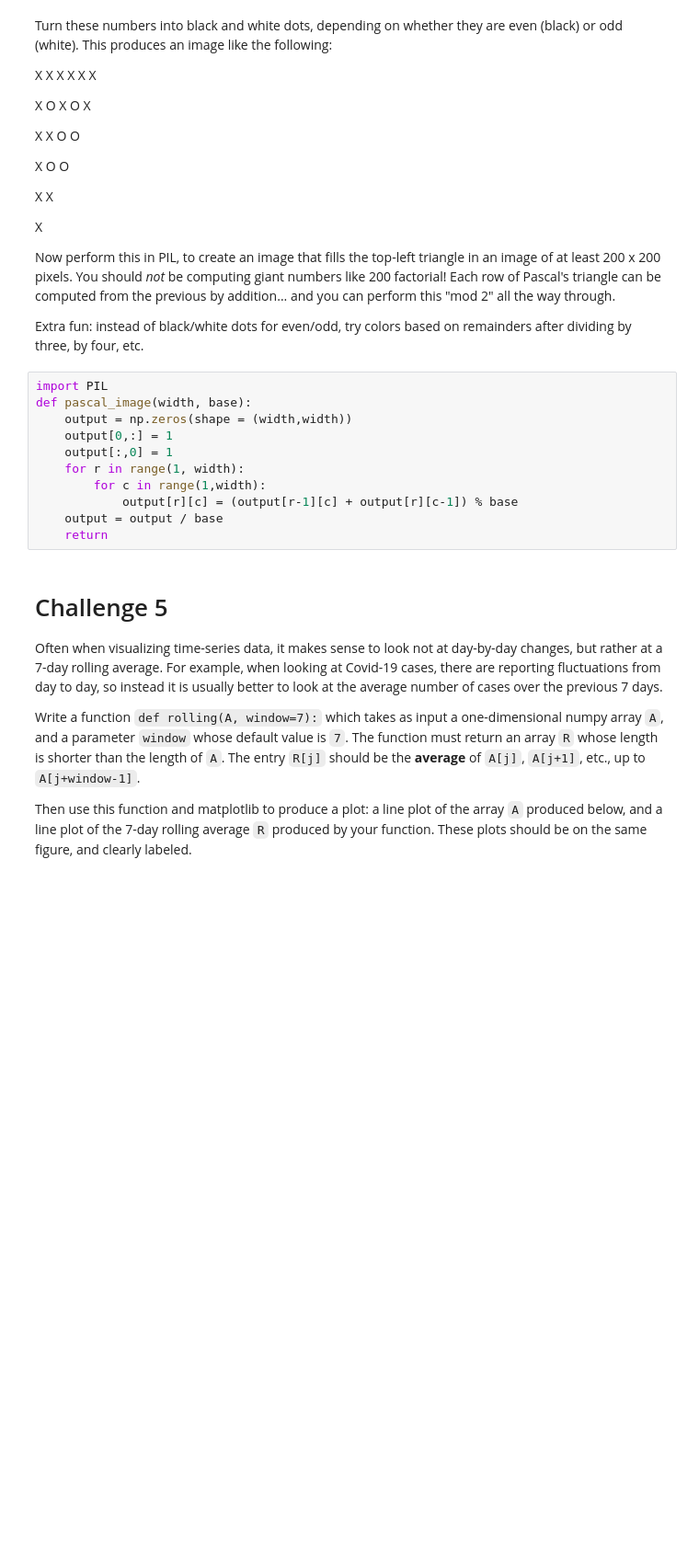
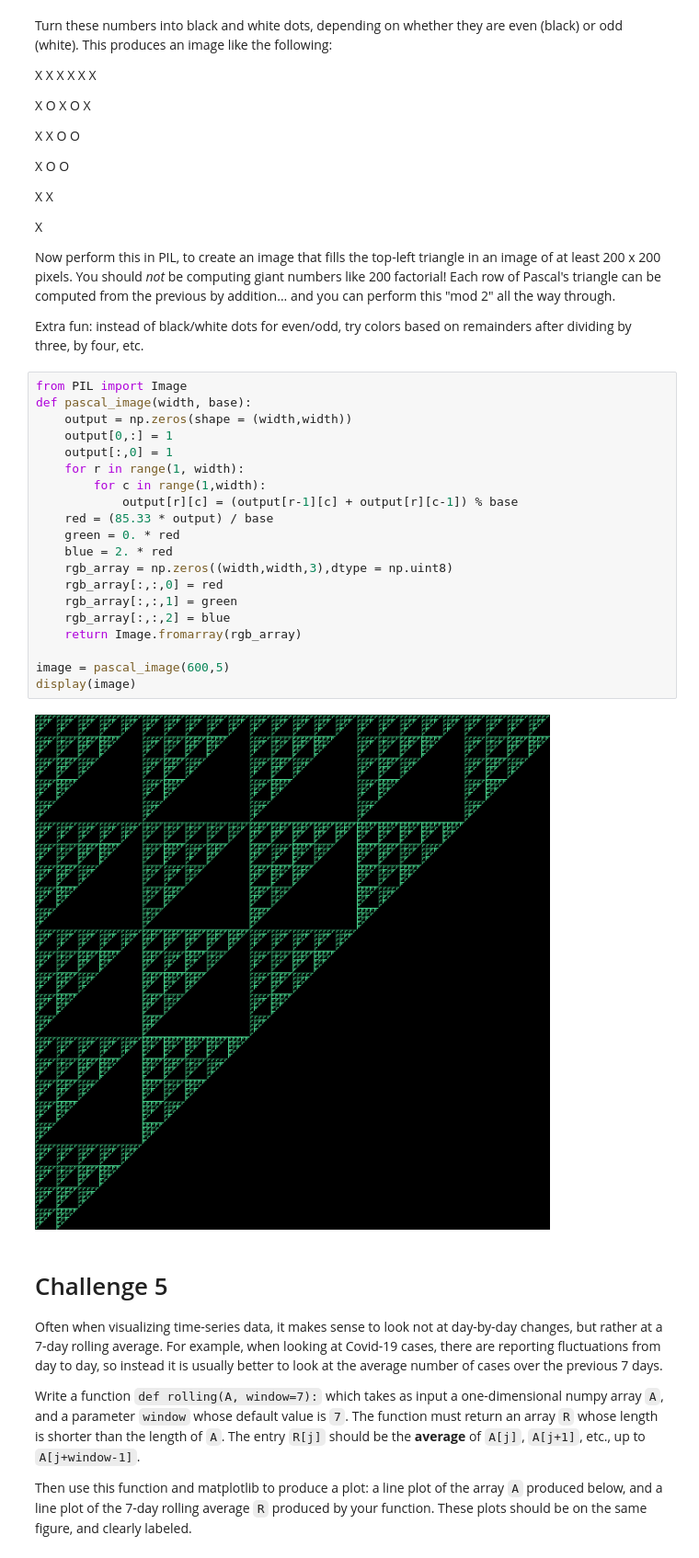
Before and after one commit to jdvallad/Math-152, a Jupyter notebook: P4M_Notebook_5.ipynb, the cells around one changed output. Shown at 92% size. Cells and saved outputs as stored; diff of their text form; blank space fills up the shorter version.

```diff
--- a/P4M_Notebook_5.ipynb
+++ b/P4M_Notebook_5.ipynb
@@ -320,16 +320,27 @@ Now perform this in PIL, to create an image that fills the top-left triangle in
 
 Extra fun:  instead of black/white dots for even/odd, try colors based on remainders after dividing by three, by four, etc.
 # %%
-import PIL
+from PIL import Image
 def pascal_image(width, base):
     output = np.zeros(shape = (width,width))
     output[0,:] = 1
     output[:,0] = 1
     for r in range(1, width):
         for c in range(1,width):
             output[r][c] = (output[r-1][c] + output[r][c-1]) % base
-    output = output / base
-    return
+    red = (85.33 * output) / base
+    green = 0. * red
+    blue = 2. * red
+    rgb_array = np.zeros((width,width,3),dtype = np.uint8)
+    rgb_array[:,:,0] = red
+    rgb_array[:,:,1] = green
+    rgb_array[:,:,2] = blue
+    return Image.fromarray(rgb_array)
+
+image = pascal_image(600,5)
+display(image)
+# %% [output]
+[figure, added]
 # %% [markdown]
 # Challenge 5
 
```
